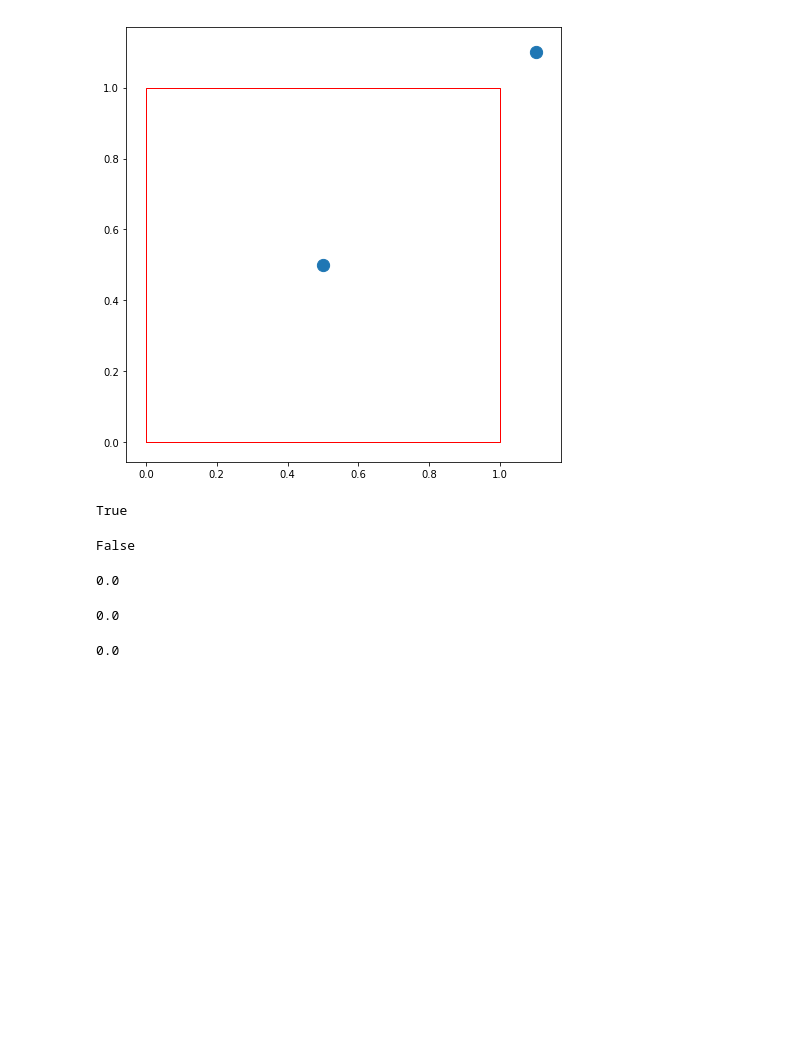
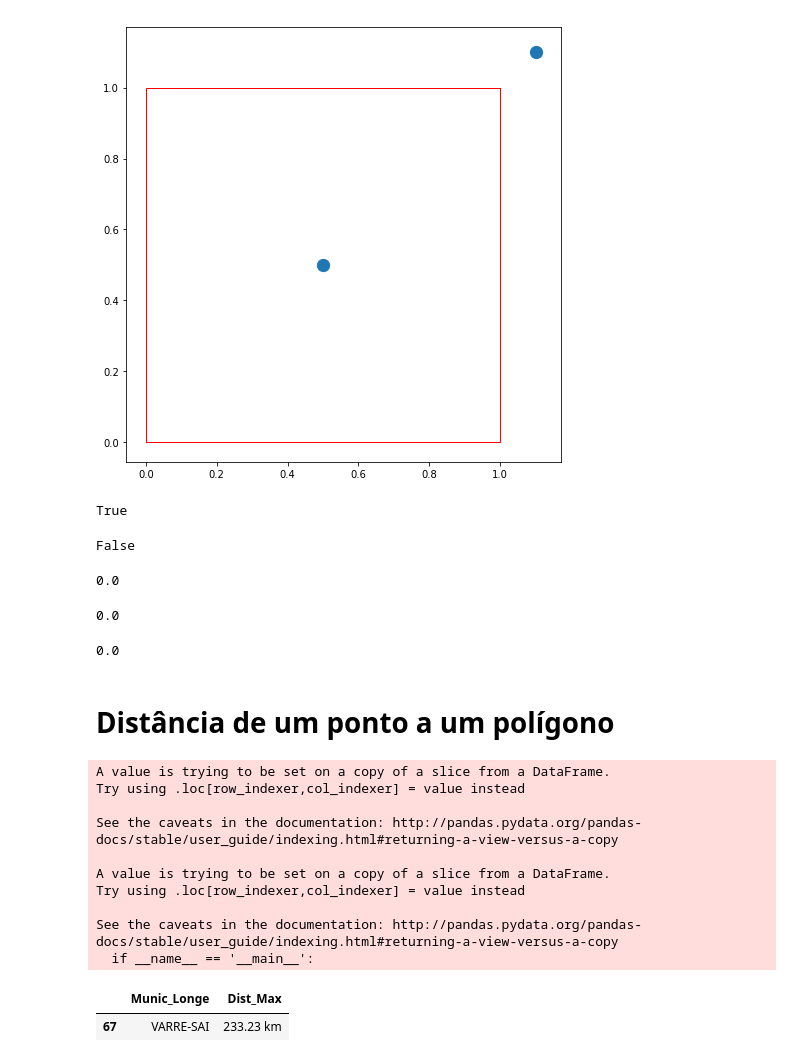
Before and after one commit to jeanhrsouza/learning-geopandas, a Jupyter notebook: 04.Obtendo Distâncias/Extra.ipynb, the cells around one changed output. Cells and saved outputs as stored; diff of their text form; code cells hidden in the pictures; blank space fills up the shorter version.

Commit message:
Calculando a distância até a praia

```diff
--- a/04.Obtendo Distâncias/Extra.ipynb
+++ b/04.Obtendo Distâncias/Extra.ipynb
@@ -36,3 +36,30 @@ points.distance(points.loc['B'].geometry).loc['B']
 polygon['geometry'].apply(lambda x: points.distance(x))['B'].iloc[0]
 # %% [output]
 0.0
+# %% [markdown]
+# Distância de um ponto a um polígono
+# %%
+import geopandas as gpd
+
+estado_rj = gpd.read_file('../01.Dados/Mapas/RJ/33MUE250GC_SIR.shp')
+estado_rj = estado_rj.to_crs('+proj=utm +zone=23 +south +ellps=GRS80 +towgs84=0,0,0,0,0,0,0 +units=km +no_defs')
+
+rj = estado_rj[estado_rj['NM_MUNICIP'] == 'RIO DE JANEIRO']
+
+rj['Munic_Longe'] = rj['geometry'].apply(lambda x: estado_rj['NM_MUNICIP'].iloc[ estado_rj.distance(x).idxmax() ])
+rj['Dist_Max'] = rj['geometry'].apply(lambda x: "{0:.2f} km".format(estado_rj.distance(x).max()))
+
+rj[['Munic_Longe', 'Dist_Max']]
+# %% [output]
+A value is trying to be set on a copy of a slice from a DataFrame.
+Try using .loc[row_indexer,col_indexer] = value instead
+
+See the caveats in the documentation: http://pandas.pydata.org/pandas-docs/stable/user_guide/indexing.html#returning-a-view-versus-a-copy
+
+A value is trying to be set on a copy of a slice from a DataFrame.
+Try using .loc[row_indexer,col_indexer] = value instead
+
+See the caveats in the documentation: http://pandas.pydata.org/pandas-docs/stable/user_guide/indexing.html#returning-a-view-versus-a-copy
+  if __name__ == '__main__':
+|  | Munic_Longe | Dist_Max |
+| 67 | VARRE-SAI | 233.23 km |
```
Also changed, not shown: 5 other files.
